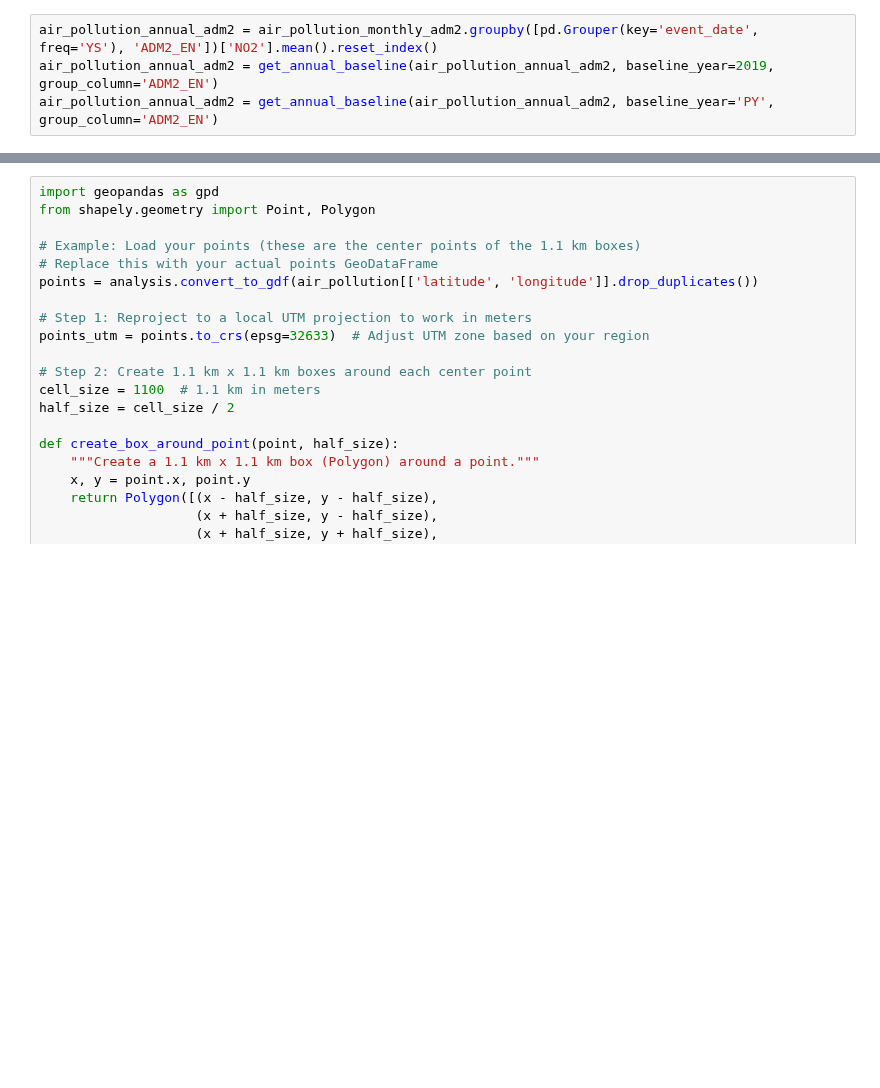
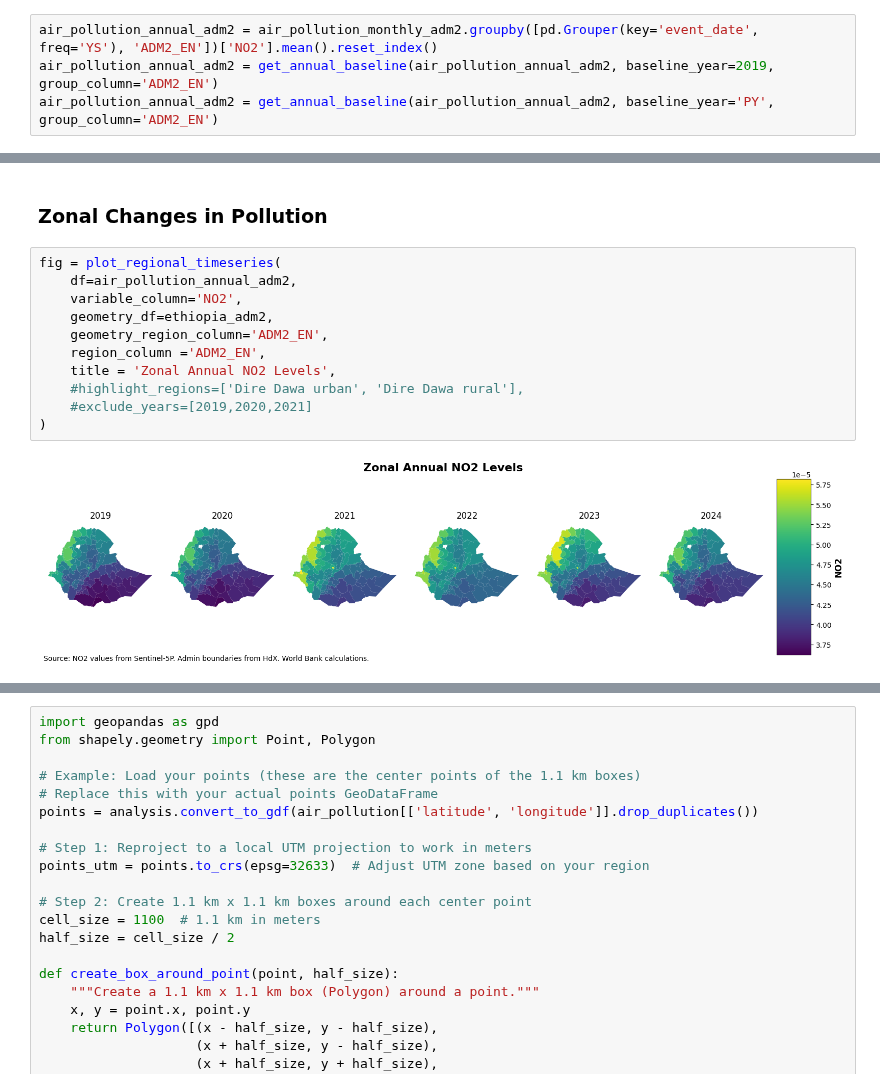
Before and after one commit to datapartnership/ethiopia-economic-monitoring, a Jupyter notebook: notebooks/air-pollution/air_pollution_ethiopia.ipynb, the cells around one changed output, grey strips where cells are left out. Cells and saved outputs as stored; diff of their text form; blank space fills up the shorter version.

```diff
--- a/notebooks/air-pollution/air_pollution_ethiopia.ipynb
+++ b/notebooks/air-pollution/air_pollution_ethiopia.ipynb
@@ -559,0 +581,15 @@ plt.show()
+# %% [markdown]
+### Zonal Changes in Pollution
+# %%
+fig = plot_regional_timeseries(
+    df=air_pollution_annual_adm2,
+    variable_column='NO2',
+    geometry_df=ethiopia_adm2,
+    geometry_region_column='ADM2_EN',
+    region_column ='ADM2_EN',
+    title = 'Zonal Annual NO2 Levels',
+    #highlight_regions=['Dire Dawa urban', 'Dire Dawa rural'],
+    #exclude_years=[2019,2020,2021]
+)
+# %% [output]
+[figure, added]
```
Also changed, not shown: parts of 34 cells of this notebook, 3 other files.
